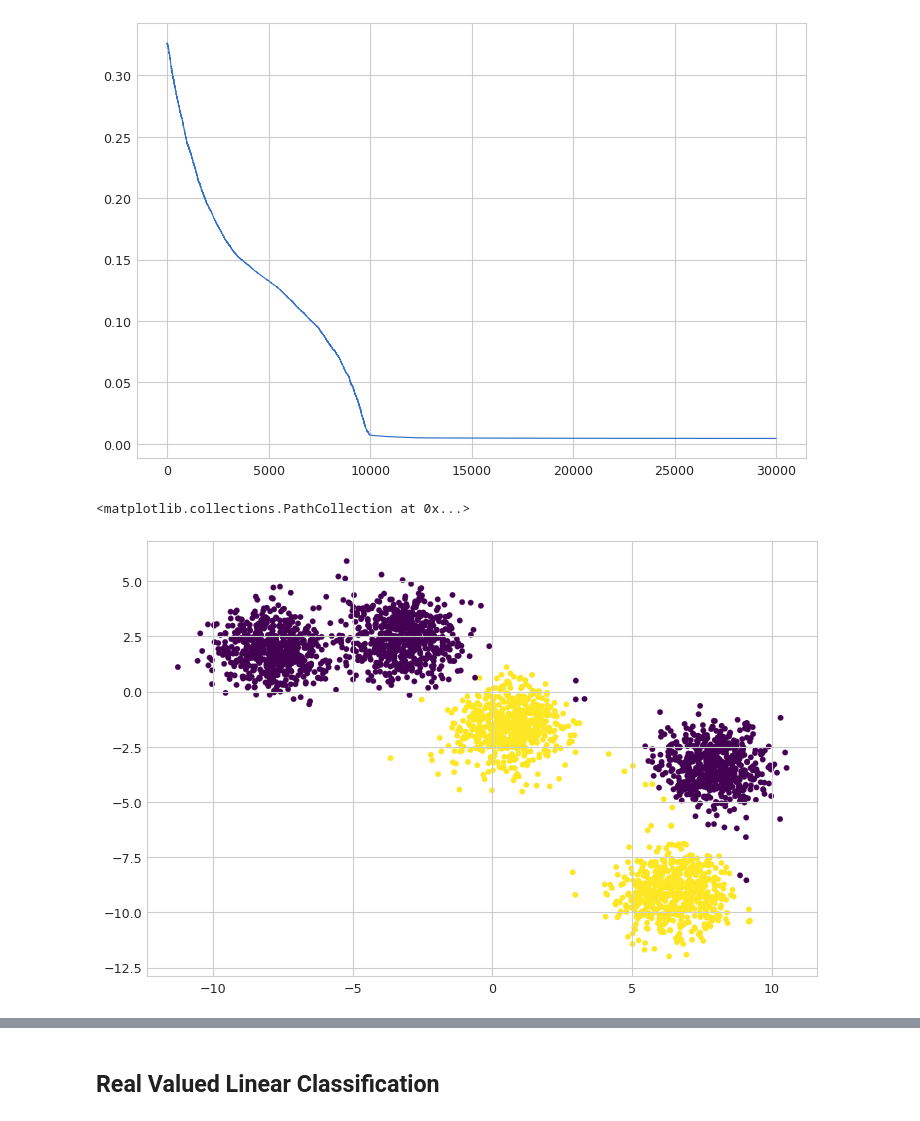
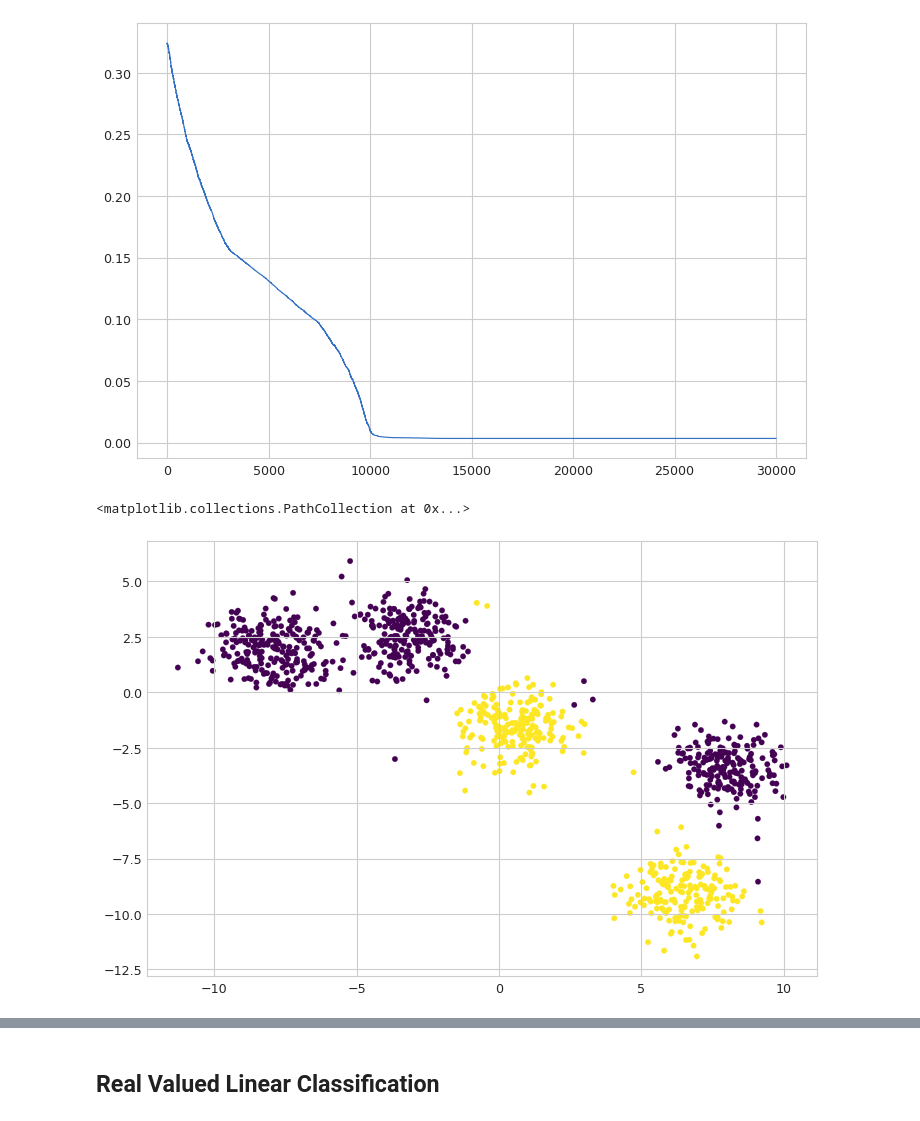
Before and after one commit to daireiscool/complex_machine_learning, a Jupyter notebook: LinearClassification.ipynb, the cells around one changed output, grey strips where cells are left out. Drawn from its saved outputs; the diff is of its cells as text; code cells hidden in the pictures.

```diff
--- a/LinearClassification.ipynb
+++ b/LinearClassification.ipynb
@@ -45 +44,4 @@ y = y%2
+# %%
+y = y%2
+X_train, X_test, y_train, y_test = train_test_split(X,y, test_size = 1000)
 # %%
@@ -52,6 +61,6 @@ plt.scatter(x = X[:,0], y = X[:,1], c = y)
 # %%
 clc = ComplexLinearClassification(alpha = 0.005, n_iter=10000, stochastic = False)
 
-clc.fit(X, y)
+clc.fit(X_train, y_train)
 # %%
 print(f"Loss: {clc.loss[-1]}")
@@ -66,10 +75,10 @@ plt.plot(clc.loss)
 [<matplotlib.lines.Line2D at 0x...>]
 [figure]
 # %%
-plt.scatter(x = X[:,0], y = X[:,1], c = clc.predict(X))
+plt.scatter(x = X_test[:,0], y = X_test[:,1], c = clc.predict(X_test))
 # %% [output]
 <matplotlib.collections.PathCollection at 0x...>
-[figure, old version]
+[figure, new version]
 # %%
 # Plot gradient path of variables
 history = clc.weights_history
```
Also changed, not shown: parts of 24 cells of this notebook, 6 other files.
